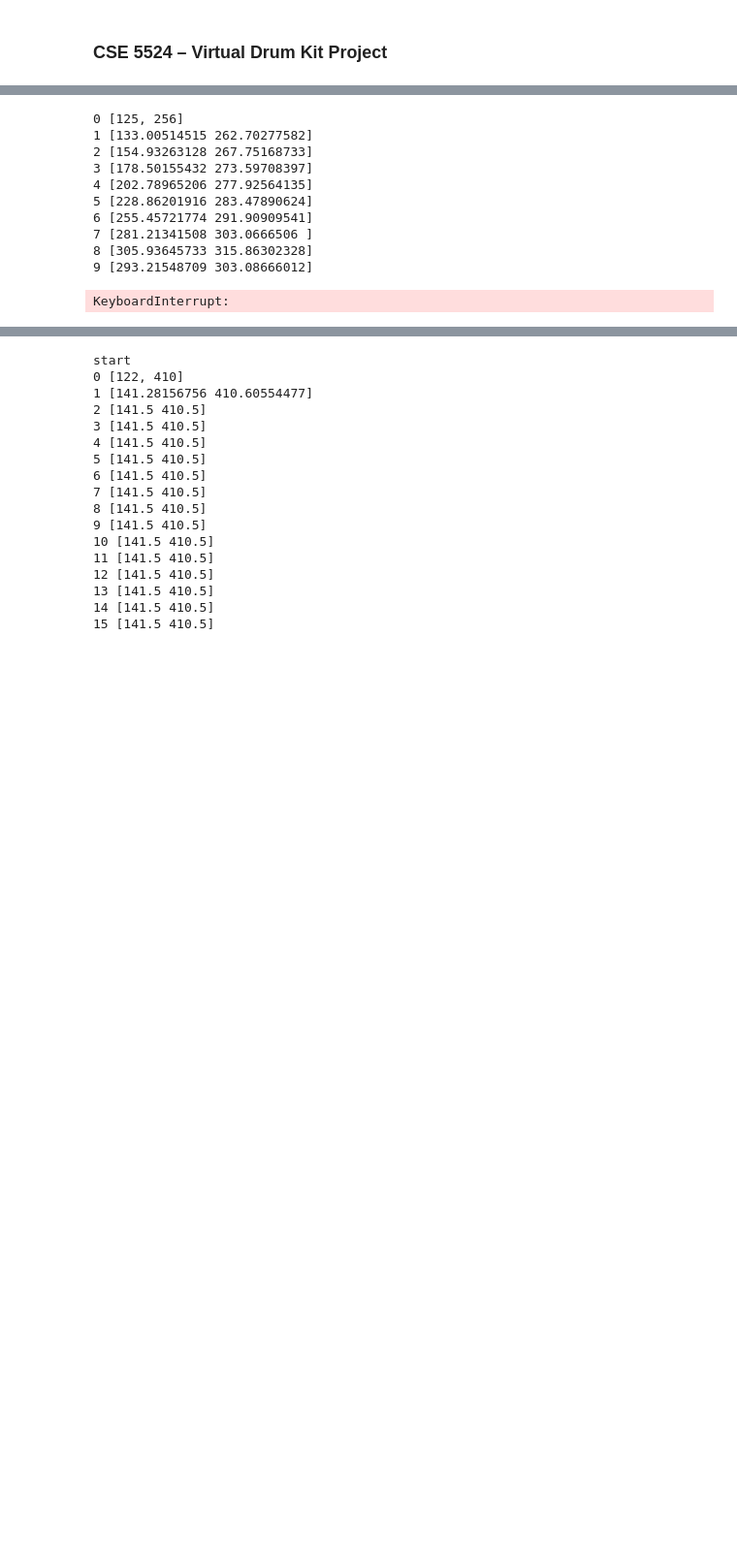
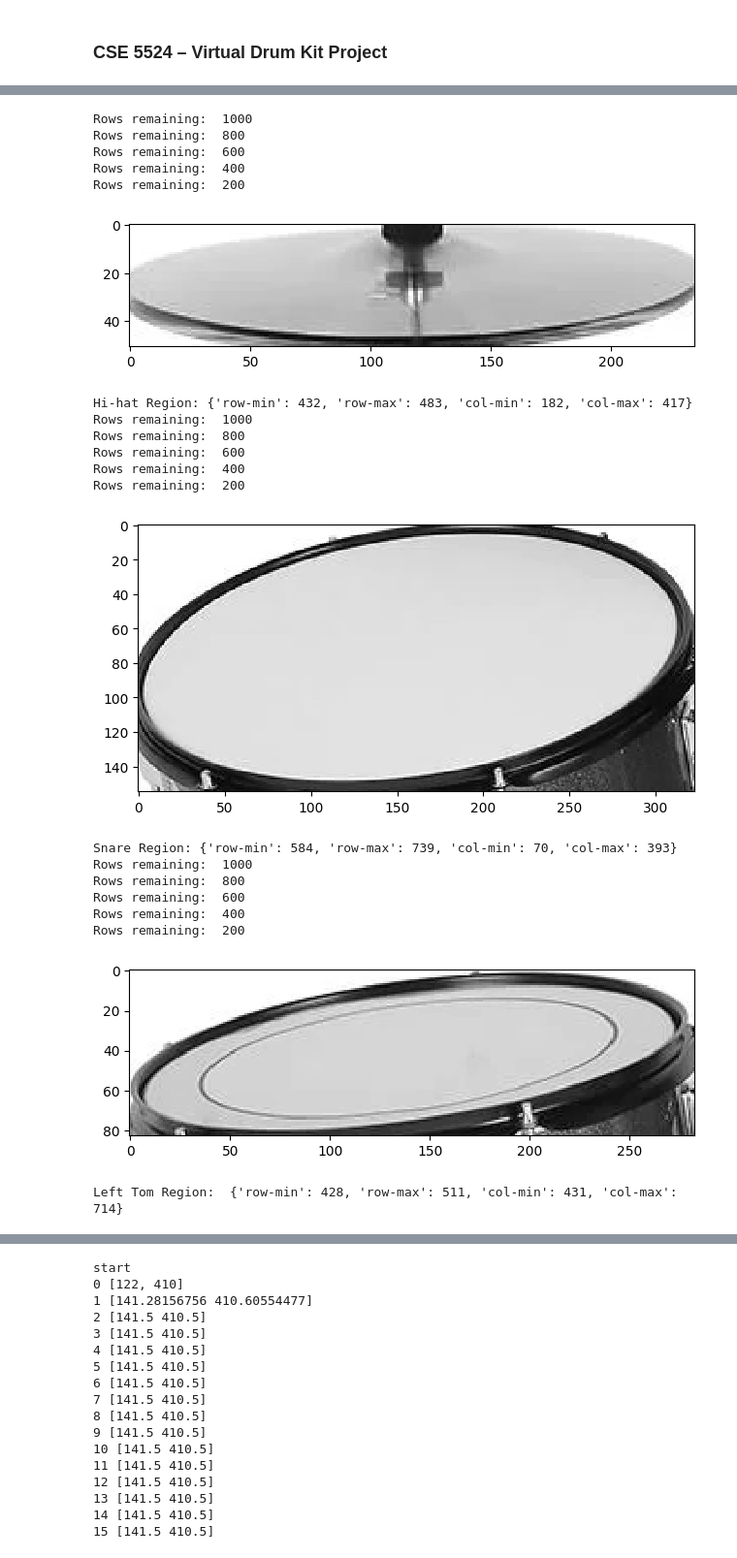
Before and after one commit to jessie-kong/Virtual-Drum-Kit, a Jupyter notebook: main.ipynb, the cells around one changed output, grey strips where cells are left out. Shown at 97% size. Saved outputs shown, nothing was run; the diff lists cells and outputs as text; code cells hidden in the pictures; blank space fills up the shorter version.

```diff
--- a/main.ipynb
+++ b/main.ipynb
@@ -262,15 +117,0 @@ def get_locations_by_frame(im_seq, initial_row, initial_col):
-# %%
-light_stick_locations = get_locations_by_frame(images, light_r, light_c)
-dark_stick_locations = get_locations_by_frame(images, dark_r, dark_c)
-# %% [output]
-0 [125, 256]
-1 [133.00514515 262.70277582]
-2 [154.93263128 267.75168733]
-3 [178.50155432 273.59708397]
-4 [202.78965206 277.92564135]
-5 [228.86201916 283.47890624]
-6 [255.45721774 291.90909541]
-7 [281.21341508 303.0666506 ]
-8 [305.93645733 315.86302328]
-9 [293.21548709 303.08666012]
-KeyboardInterrupt:
@@ -565,33 +118,42 @@ def getCoordsRight(original, search, template):
 # %%
-#initialize left side drum kit
+# Find left-side drum kit components
 
-#load in templates for snare, hihat, and left-tom drums
+# Load in templates for snare, hihat, and left-tom drums
+template_hihat = skimage.color.rgb2gray(io.imread('original_images/hihat.jpeg')[:, :, :3])
 template_snare = skimage.color.rgb2gray(io.imread('original_images/snare.jpeg')[:, :, :3])
-template_hihat = skimage.color.rgb2gray(io.imread('original_images/hihat.jpeg')[:, :, :3])
 template_lefttom = skimage.color.rgb2gray(io.imread('original_images/lefttom.jpeg')[:, :, :3])
 
+# Get hihat region
+hihat_coords = ncc(images[0], template_hihat, bottom=True, left=True)
+print('Hi-hat Region:', hihat_coords)
 
-#get search image patch for left side of drumset to decrease search time
-main_rows = images[0].shape[0]
-main_col = images[0].shape[1]
-left_search_area = images[0][main_rows//5:main_rows, 0:main_col//2]
+# Get snare region
+snare_coords = ncc(images[0], template_snare, bottom=True, left=True)
+print('Snare Region:', snare_coords)
 
-
-#get hihat region
-hihat_coords = getCoordsLeft(images[0], left_search_area, template_hihat)
-hihat_im = images[0][hihat_coords['x-min']:hihat_coords['x-max'], hihat_coords['y-min']:hihat_coords['y-max']]
-print('Hi Hat Region: ', hihat_coords)
-display(hihat_im)
-
-#get snare region
-snare_coords = getCoordsLeft(images[0], left_search_area, template_snare)
-snare_im = images[0][snare_coords['x-min']:snare_coords['x-max'], snare_coords['y-min']:snare_coords['y-max']]
-print('Snare Region: ', snare_coords)
-display(snare_im)
-
-#get left tom region
-lefttom_coords = getCoordsLeft(images[0], left_search_area, template_lefttom)
-lefttom_im = images[0][lefttom_coords['x-min']:lefttom_coords['x-max'], lefttom_coords['y-min']:lefttom_coords['y-max']]
+# Get left tom region
+lefttom_coords = ncc(images[0], template_lefttom, bottom=True, left=True)
 print('Left Tom Region: ', lefttom_coords)
-display(lefttom_im)
+# %% [output]
+Rows remaining:  1000
+Rows remaining:  800
+Rows remaining:  600
+Rows remaining:  400
+Rows remaining:  200
+[figure, added]
+Hi-hat Region: {'row-min': 432, 'row-max': 483, 'col-min': 182, 'col-max': 417}
+Rows remaining:  1000
+Rows remaining:  800
+Rows remaining:  600
+Rows remaining:  400
+Rows remaining:  200
+[figure, added]
+Snare Region: {'row-min': 584, 'row-max': 739, 'col-min': 70, 'col-max': 393}
+Rows remaining:  1000
+Rows remaining:  800
+Rows remaining:  600
+Rows remaining:  400
+Rows remaining:  200
+[figure, added]
+Left Tom Region:  {'row-min': 428, 'row-max': 511, 'col-min': 431, 'col-max': 714}
 # %%
```
Also changed, not shown: parts of 17 cells of this notebook, 4 other files.
